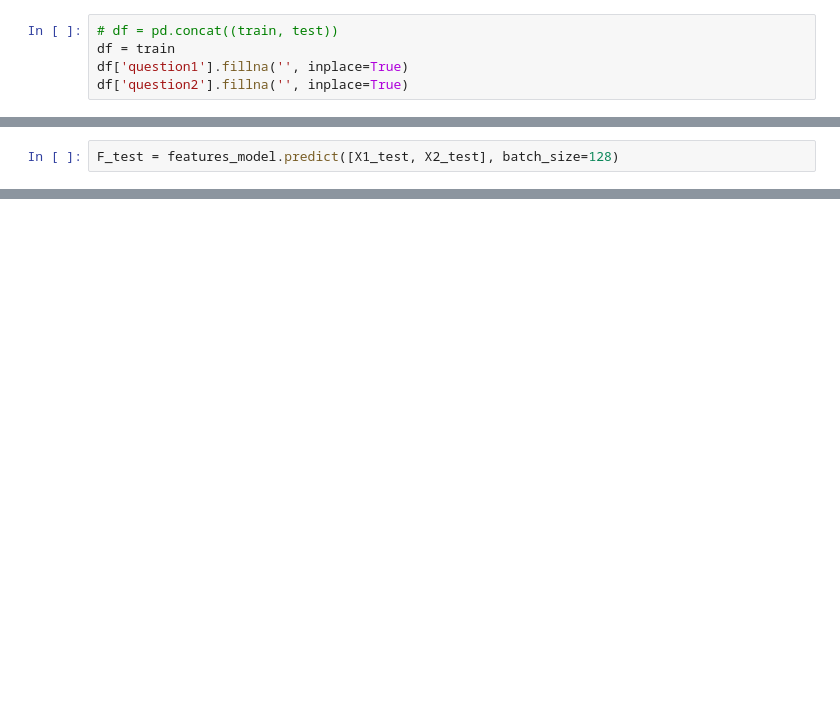
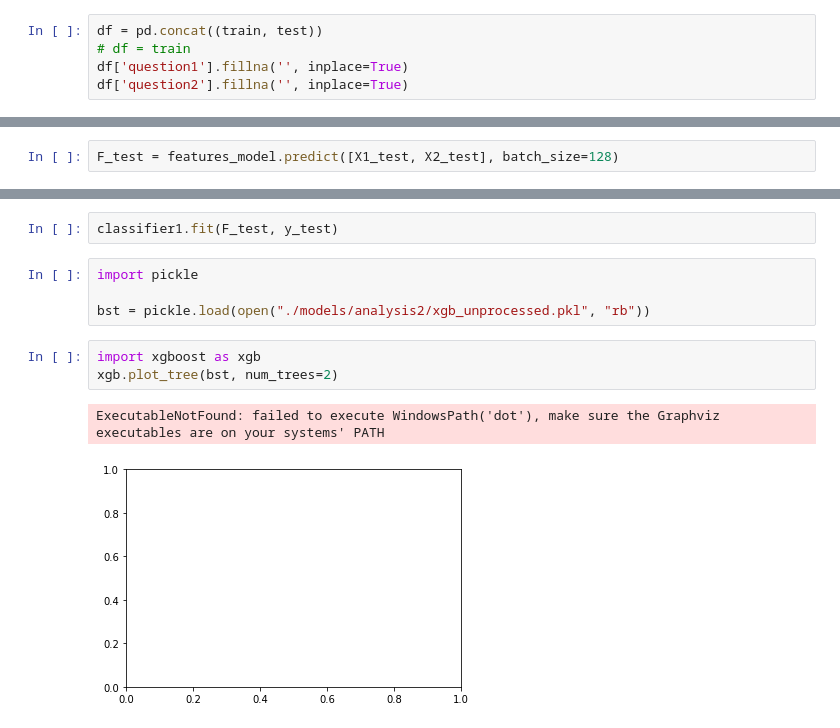
Before and after one commit to tushar2407/question-pair-similarity, a Jupyter notebook: analysis2.ipynb, the cells around one changed output, grey strips where cells are left out. Drawn from its saved outputs; the diff is of its cells as text; blank space fills up the shorter version.

```diff
--- a/analysis2.ipynb
+++ b/analysis2.ipynb
@@ -23,6 +26,6 @@ train['id'] = train['id'].apply(str)
 # %%
-# df = pd.concat((train, test))
-df = train
+df = pd.concat((train, test))
+# df = train
 df['question1'].fillna('', inplace=True)
 df['question2'].fillna('', inplace=True)
 # %% [markdown]
@@ -202,0 +213,12 @@ df_sub['is_duplicate'].hist(bins=100)
+# %%
+classifier1.fit(F_test, y_test)
+# %%
+import pickle
+
+bst = pickle.load(open("./models/analysis2/xgb_unprocessed.pkl", "rb"))
+# %%
+import xgboost as xgb
+xgb.plot_tree(bst, num_trees=2)
+# %% [output]
+ExecutableNotFound: failed to execute WindowsPath('dot'), make sure the Graphviz executables are on your systems' PATH
+[figure, added]
```
Also changed, not shown: parts of 25 cells of this notebook, 2 other files.
